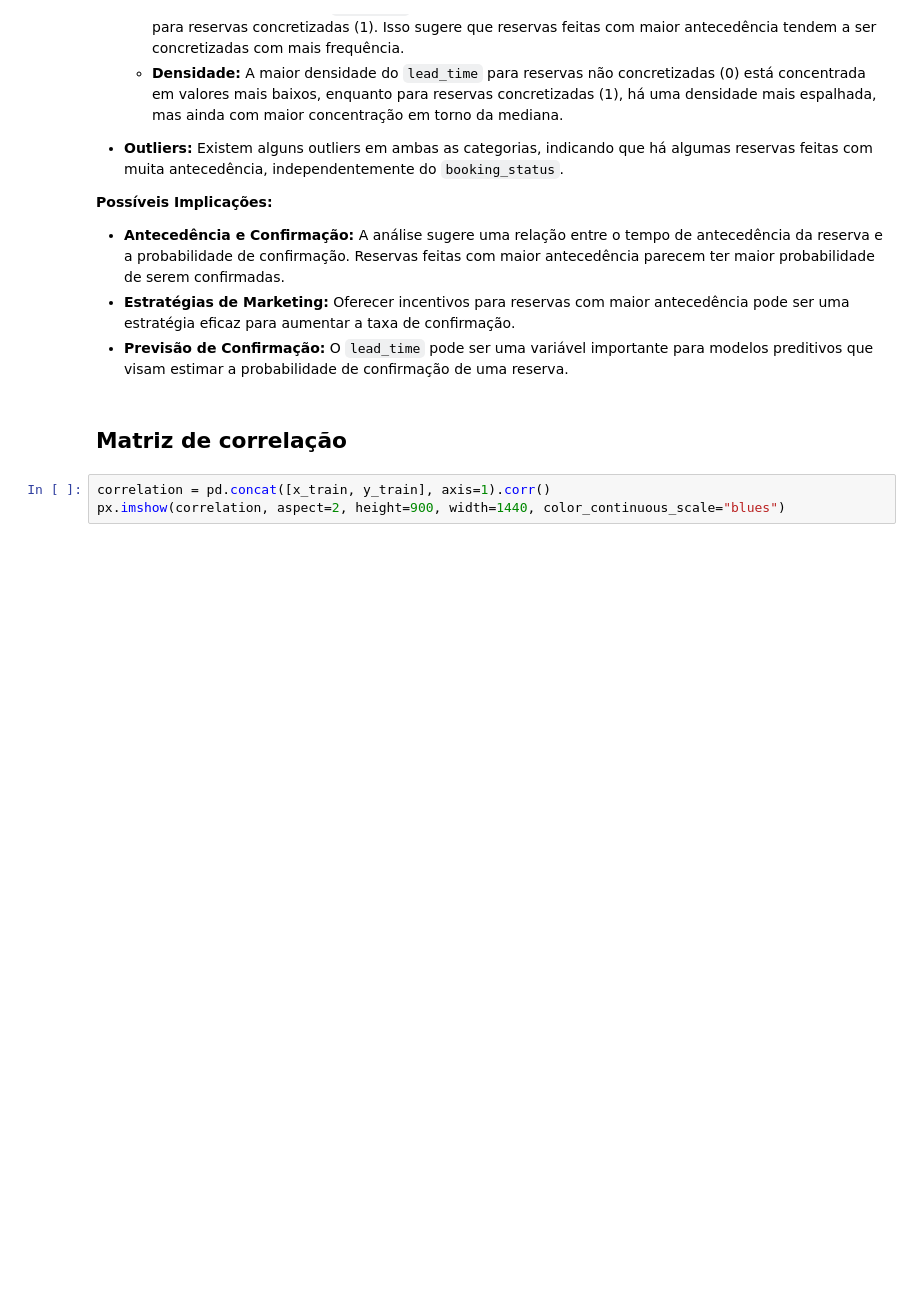
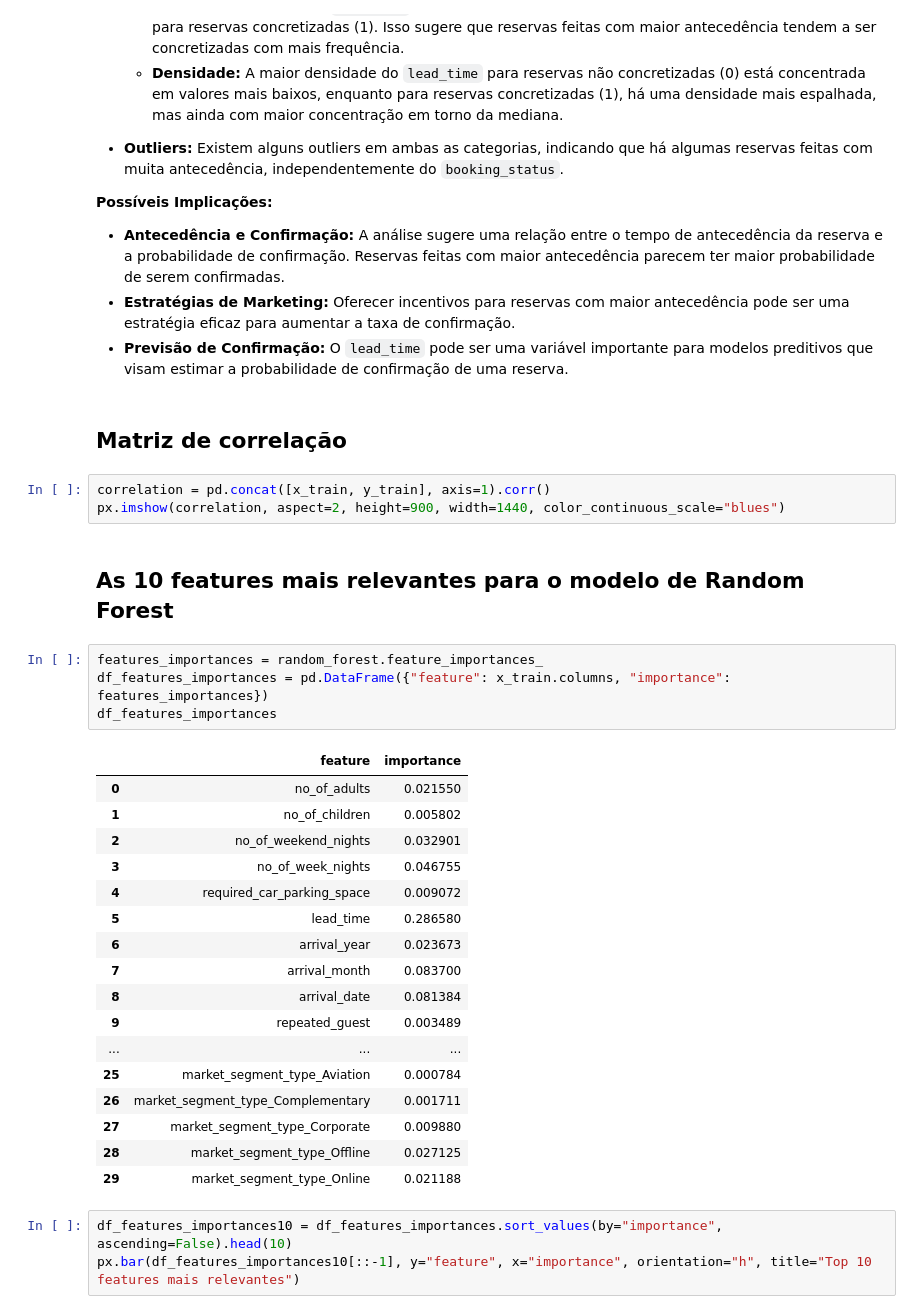
Before and after one commit to ledsouza/feature-selection, a Jupyter notebook: feature_selection.ipynb, the cells around one changed output. Cells and saved outputs as stored; diff of their text form; blank space fills up the shorter version.

Commit message:
análise das importâncias de features para o modelo random forest

```diff
--- a/feature_selection.ipynb
+++ b/feature_selection.ipynb
@@ -129,3 +128,30 @@ violin_lead_time.show()
 # %%
 correlation = pd.concat([x_train, y_train], axis=1).corr()
 px.imshow(correlation, aspect=2, height=900, width=1440, color_continuous_scale="blues")
+# %% [markdown]
+## As 10 features mais relevantes para o modelo de Random Forest
+# %%
+features_importances = random_forest.feature_importances_
+df_features_importances = pd.DataFrame({"feature": x_train.columns, "importance": features_importances})
+df_features_importances
+# %% [output]
+|  | feature | importance |
+| 0 | no_of_adults | 0.021550 |
+| 1 | no_of_children | 0.005802 |
+| 2 | no_of_weekend_nights | 0.032901 |
+| 3 | no_of_week_nights | 0.046755 |
+| 4 | required_car_parking_space | 0.009072 |
+| 5 | lead_time | 0.286580 |
+| 6 | arrival_year | 0.023673 |
+| 7 | arrival_month | 0.083700 |
+| 8 | arrival_date | 0.081384 |
+| 9 | repeated_guest | 0.003489 |
+| ... | ... | ... |
+| 25 | market_segment_type_Aviation | 0.000784 |
+| 26 | market_segment_type_Complementary | 0.001711 |
+| 27 | market_segment_type_Corporate | 0.009880 |
+| 28 | market_segment_type_Offline | 0.027125 |
+| 29 | market_segment_type_Online | 0.021188 |
+# %%
+df_features_importances10 = df_features_importances.sort_values(by="importance", ascending=False).head(10)
+px.bar(df_features_importances10[::-1], y="feature", x="importance", orientation="h", title="Top 10 features mais relevantes")
```
Also changed, not shown: parts of 1 cell of this notebook.
